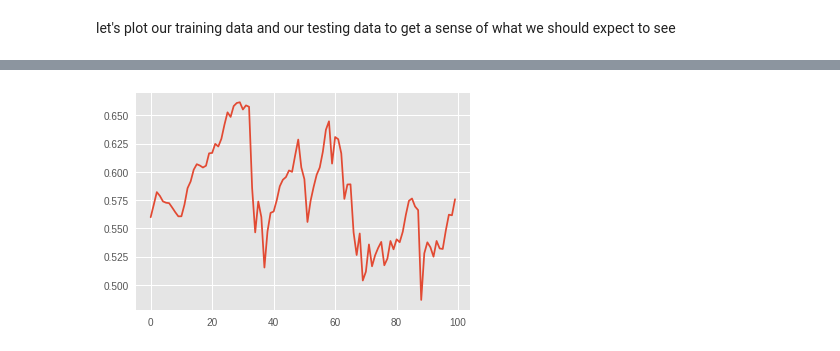
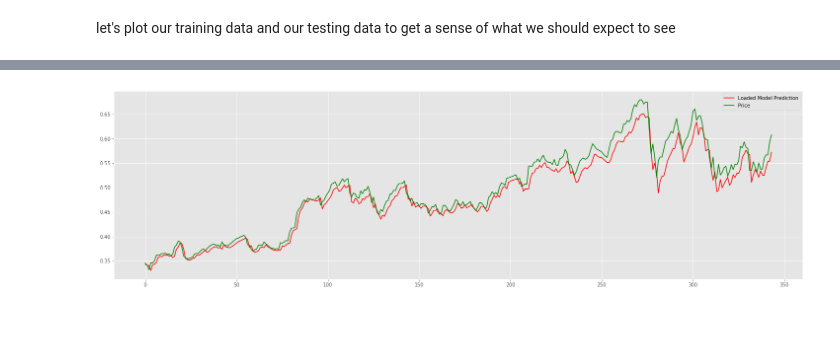
Before and after one commit to NamitraKali/Stock-Price-Prediction, a Jupyter notebook: RNN_Predictor.ipynb, the cells around one changed output, grey strips where cells are left out. Cells and saved outputs as stored; diff of their text form; code cells hidden in the pictures; blank space fills up the shorter version.

```diff
--- a/RNN_Predictor.ipynb
+++ b/RNN_Predictor.ipynb
@@ -285,12 +285,17 @@ plt.show()
   ### <a id='3.6'>3.6 Creating the Training/Testing Data</a>
 # %%
 price = df[['Adj Close']].copy()
-price['CloseTarget'] = price['Adj Close'].shift(-1)
 price['RSI'] = RSI_calc(df, 14)
 price['RSI'] = price['RSI'].shift(14)
 price['MACD'] = MACD(price, 12, 26, 9)
 price['Stochastic'] = stochastic(price, 14)
 price['ATR'] = ATR(df, 14)
+
+# Normalize the data
+price = (price - price.mean()) / (price.max() - price.min())
+
+# Add in the target price
+price['CloseTarget'] = price['Adj Close'].shift(-1)
 dataset = price.dropna()
 
 dataset.to_csv('Google_TechnicalIndicators.csv', index=False)
@@ -331,10 +326,10 @@ Normed_dataset.head()
 # %%
 #Splitting the data into train and test sets
-X = Normed_dataset[['Adj Close', 'RSI', 'MACD', 'Stochastic', 'ATR']]
-Y = Normed_dataset[['CloseTarget']]
+X = dataset[['Adj Close', 'RSI', 'MACD', 'Stochastic', 'ATR']]
+Y = dataset[['CloseTarget']]
 
-#Splits the data so that we have 100 testing samples
-trainX, testX, trainY, testY = train_test_split(X, Y, test_size=100, shuffle=False)
+#Splits the data so that 10% of our data is saved for testing
+trainX, testX, trainY, testY = train_test_split(X, Y, test_size=int(len(X)*0.10), shuffle=False)
 # %% [markdown]
 let's plot our training data and our testing data to get a sense of what we should expect to see
 # %%
@@ -482,10 +456,16 @@ Now we should have a file on our computer that stores our model. If we ever deci
 # %%
-# Load our model from the pickled file
-model2 = pickle.load(open('stock_model.sav', 'rb'))
+from keras.models import load_model
+
+# Load our model from the saved file
+model2 = load_model('my_model.h5') # trained for 150 epochs
+score2 = model2.evaluate(testing, testY.as_matrix(), batch_size=1)
+print("Our current loaded model's score:", score2)
 
 # Let's plot the prediction of the loaded model
 # to demonstrate that it still works
-plt.figure()
-plt.plot(range(100), model2.predict(testing))
+plt.figure(figsize=(25, 7))
+plt.plot(range(len(testing)), model2.predict(testing), color='red', label='Loaded Model Prediction')
+plt.plot(range(len(testing)), testY.as_matrix(), color='green', label='Price')
+plt.legend()
 plt.show()
 # %% [output]
@@ -492 +474 @@ plt.show()
-[figure, old version]
+[figure, new version]
```
Also changed, not shown: parts of 23 cells of this notebook, 2 other files.
